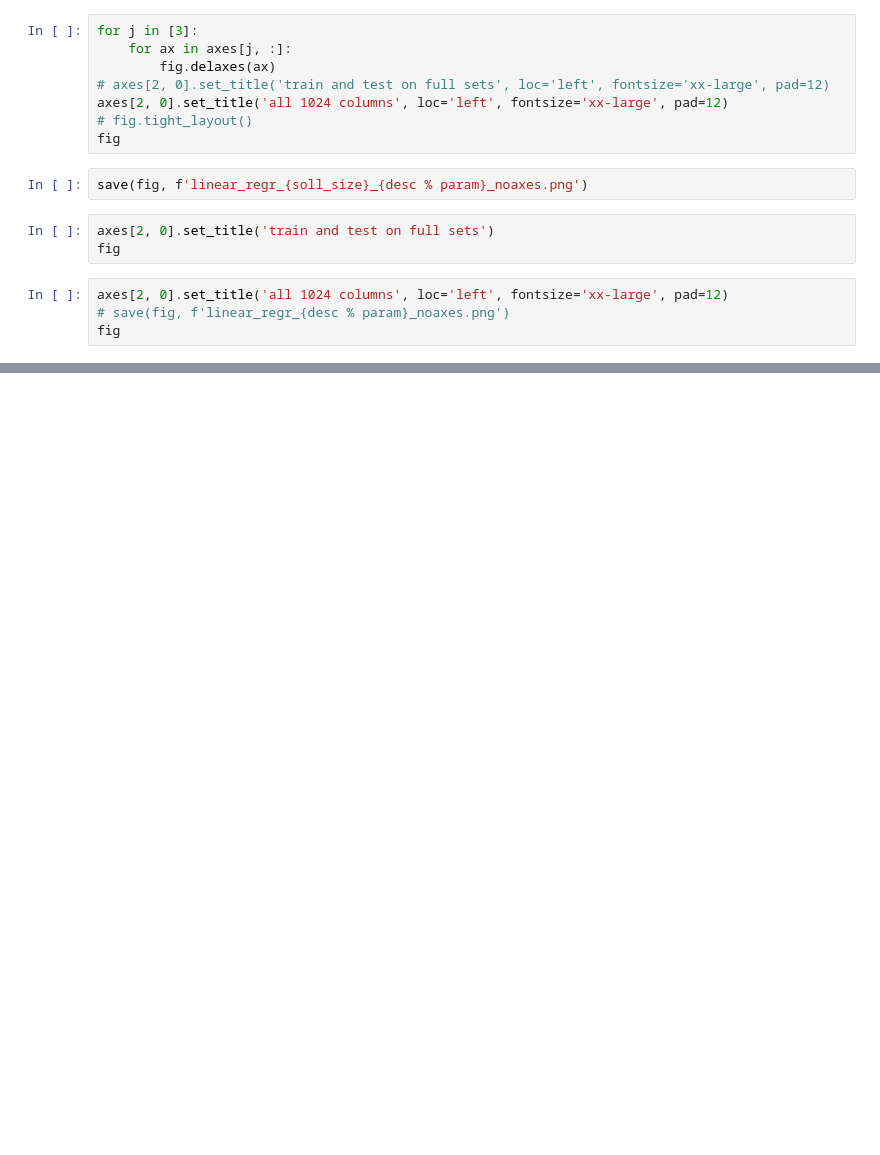
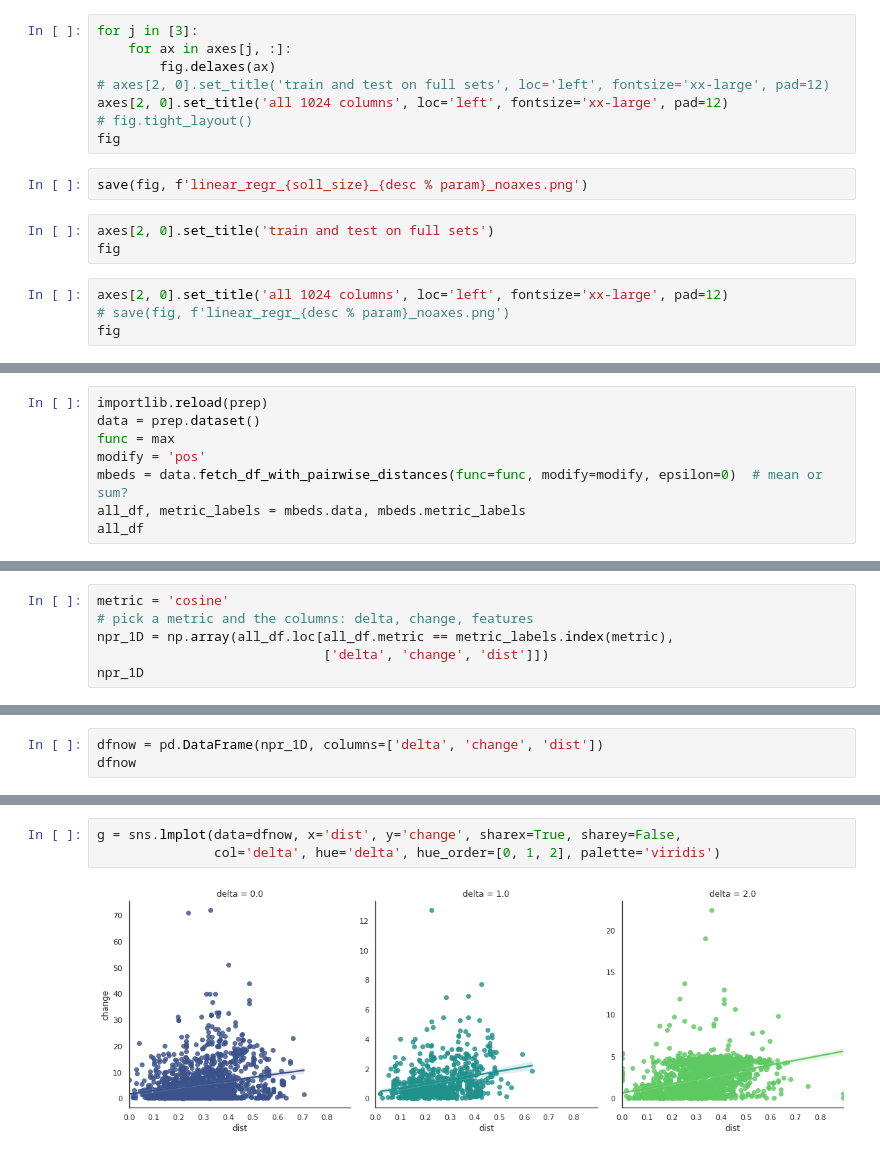
Before and after one commit to lkndl/mapra, a Jupyter notebook: mapra/8_lassolars.ipynb, the cells around one changed output, grey strips where cells are left out. Saved outputs shown, nothing was run; the diff lists cells and outputs as text; blank space fills up the shorter version.

```diff
--- a/mapra/8_lassolars.ipynb
+++ b/mapra/8_lassolars.ipynb
@@ -367,0 +386,8 @@ x: test size
+# %%
+importlib.reload(prep)
+data = prep.dataset()
+func = max
+modify = 'pos'
+mbeds = data.fetch_df_with_pairwise_distances(func=func, modify=modify, epsilon=0)  # mean or sum?
+all_df, metric_labels = mbeds.data, mbeds.metric_labels
+all_df
@@ -367,0 +414,6 @@ x: test size
+# %%
+metric = 'cosine'
+# pick a metric and the columns: delta, change, features
+npr_1D = np.array(all_df.loc[all_df.metric == metric_labels.index(metric),
+                             ['delta', 'change', 'dist']])
+npr_1D
@@ -367,0 +428,3 @@ x: test size
+# %%
+dfnow = pd.DataFrame(npr_1D, columns=['delta', 'change', 'dist'])
+dfnow
@@ -367,0 +445,5 @@ x: test size
+# %%
+g = sns.lmplot(data=dfnow, x='dist', y='change', sharex=True, sharey=False,
+               col='delta', hue='delta', hue_order=[0, 1, 2], palette='viridis')
+# %% [output]
+[figure, added]
```
Also changed, not shown: parts of 40 cells of this notebook, 3 other files.
